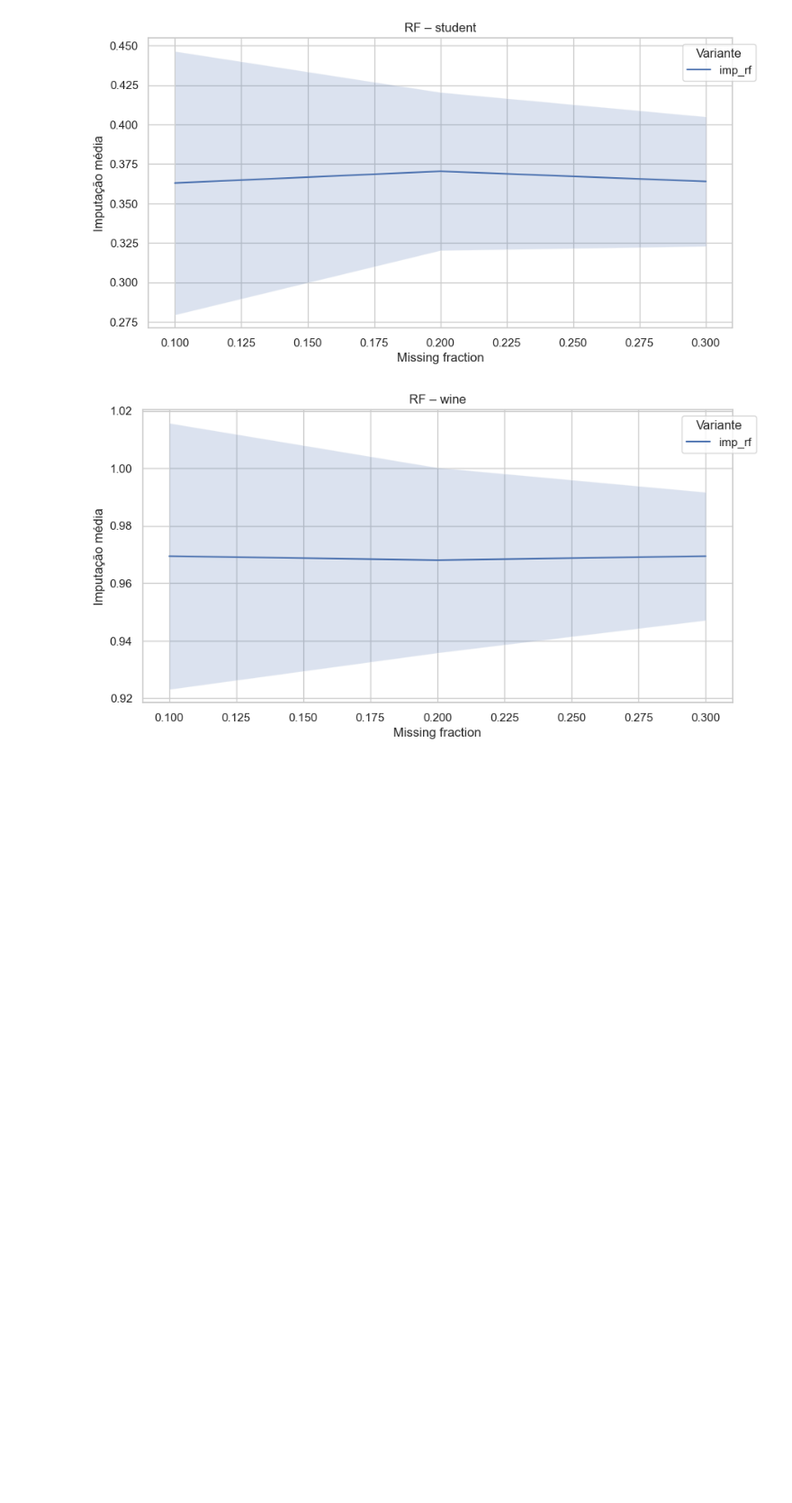
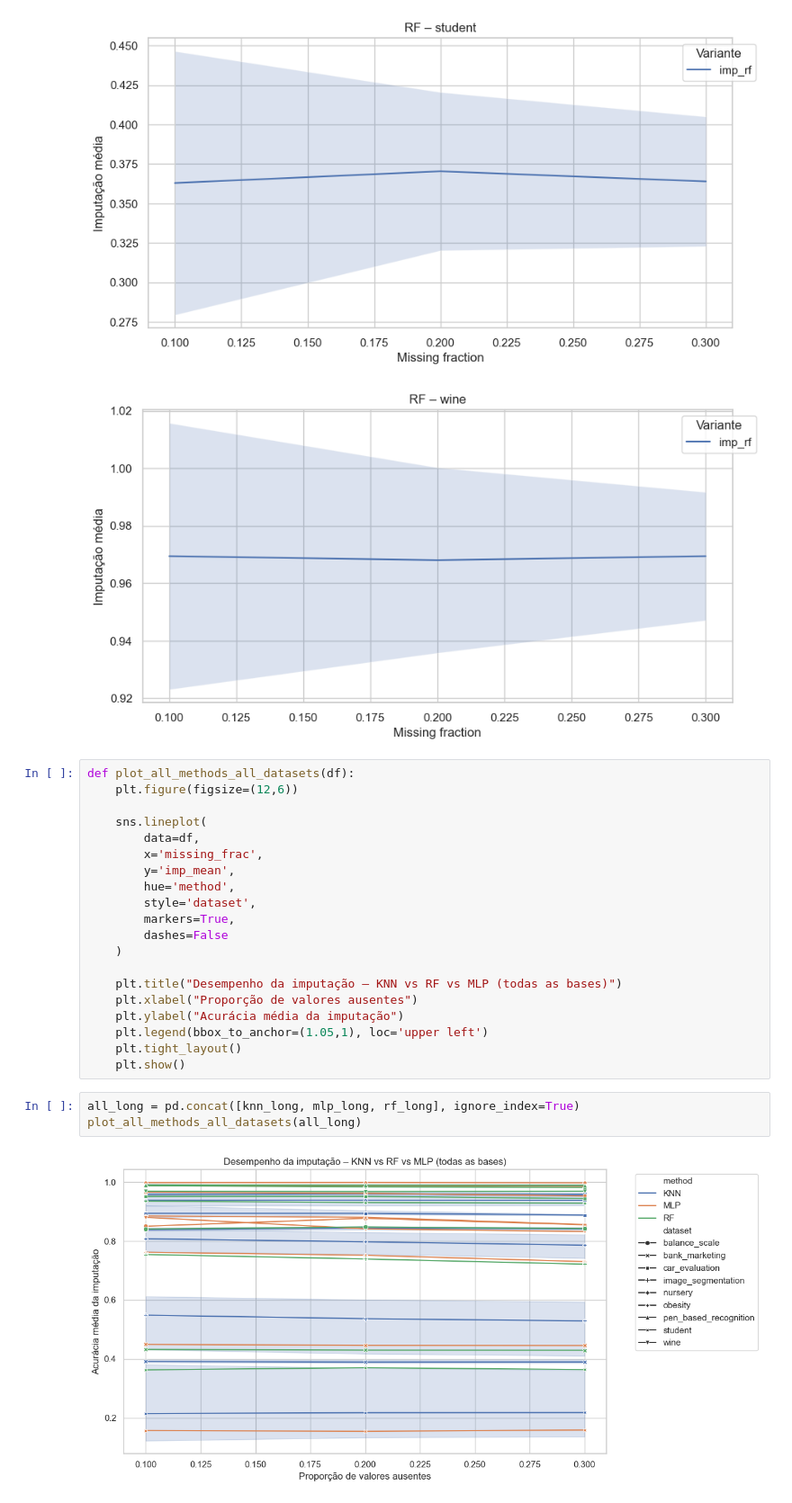
Before and after one commit to felipeat07/py_imputation, a Jupyter notebook: main/results/analise.ipynb, the cells around one changed output. Shown at 90% size. Drawn from its saved outputs; the diff is of its cells as text; blank space fills up the shorter version.

```diff
--- a/main/results/analise.ipynb
+++ b/main/results/analise.ipynb
@@ -494,3 +494,28 @@ plot_rf_by_dataset(rf_long)
 [figure]
 [figure]
 [figure]
+# %%
+def plot_all_methods_all_datasets(df):
+    plt.figure(figsize=(12,6))
+
+    sns.lineplot(
+        data=df,
+        x='missing_frac',
+        y='imp_mean',
+        hue='method',
+        style='dataset',
+        markers=True,
+        dashes=False
+    )
+
+    plt.title("Desempenho da imputação – KNN vs RF vs MLP (todas as bases)")
+    plt.xlabel("Proporção de valores ausentes")
+    plt.ylabel("Acurácia média da imputação")
+    plt.legend(bbox_to_anchor=(1.05,1), loc='upper left')
+    plt.tight_layout()
+    plt.show()
+# %%
+all_long = pd.concat([knn_long, mlp_long, rf_long], ignore_index=True)
+plot_all_methods_all_datasets(all_long)
+# %% [output]
+[figure, added]
```
Also changed, not shown: parts of 4 cells of this notebook.
